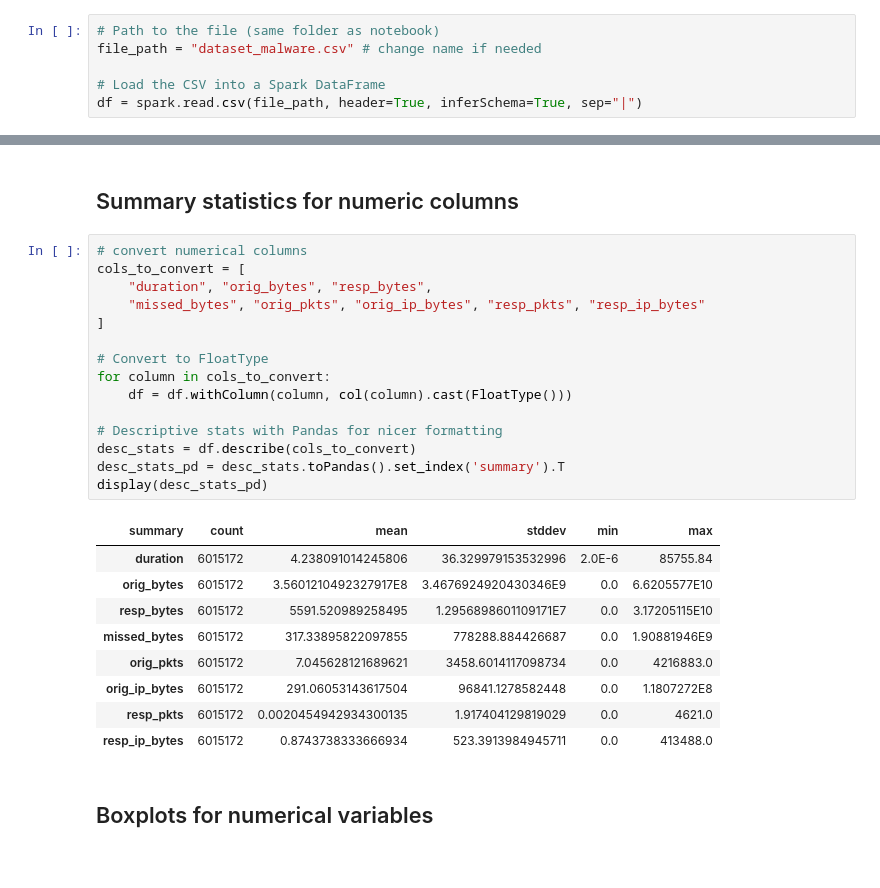
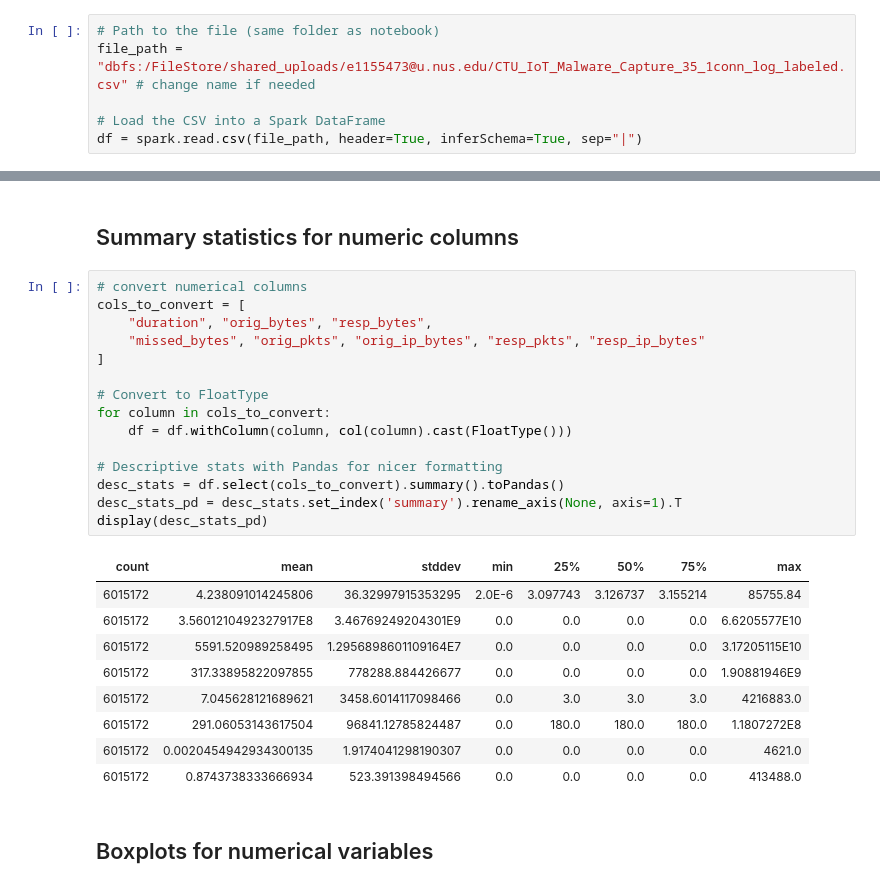
Before and after one commit to jesgiveup/maleware-detection-ml-model, a Jupyter notebook: V_2_BT4221_Group_Project.ipynb, the cells around one changed output, grey strips where cells are left out. Cells and saved outputs as stored; diff of their text form.

```diff
--- a/V_2_BT4221_Group_Project.ipynb
+++ b/V_2_BT4221_Group_Project.ipynb
@@ -58,6 +60,6 @@ else:
 # %%
 # Path to the file (same folder as notebook)
-file_path = "dataset_malware.csv" # change name if needed
+file_path = "dbfs:/FileStore/shared_uploads/e1155473@u.nus.edu/CTU_IoT_Malware_Capture_35_1conn_log_labeled.csv" # change name if needed
 
 # Load the CSV into a Spark DataFrame
 df = spark.read.csv(file_path, header=True, inferSchema=True, sep="|")
@@ -274,28 +276,28 @@ Roughly 2:1 ratio, mildly imbalanced.
 # %%
 # convert numerical columns
 cols_to_convert = [
     "duration", "orig_bytes", "resp_bytes",
     "missed_bytes", "orig_pkts", "orig_ip_bytes", "resp_pkts", "resp_ip_bytes"
 ]
 
 # Convert to FloatType
 for column in cols_to_convert:
     df = df.withColumn(column, col(column).cast(FloatType()))
 
 # Descriptive stats with Pandas for nicer formatting
-desc_stats = df.describe(cols_to_convert)
-desc_stats_pd = desc_stats.toPandas().set_index('summary').T
+desc_stats = df.select(cols_to_convert).summary().toPandas()
+desc_stats_pd = desc_stats.set_index('summary').rename_axis(None, axis=1).T
 display(desc_stats_pd)
 # %% [output]
-| summary | count | mean | stddev | min | max |
-| duration | 6015172 | 4.238091014245806 | 36.329979153532996 | 2.0E-6 | 85755.84 |
-| orig_bytes | 6015172 | 3.5601210492327917E8 | 3.4676924920430346E9 | 0.0 | 6.6205577E10 |
-| resp_bytes | 6015172 | 5591.520989258495 | 1.2956898601109171E7 | 0.0 | 3.17205115E10 |
-| missed_bytes | 6015172 | 317.33895822097855 | 778288.884426687 | 0.0 | 1.90881946E9 |
-| orig_pkts | 6015172 | 7.045628121689621 | 3458.6014117098734 | 0.0 | 4216883.0 |
-| orig_ip_bytes | 6015172 | 291.06053143617504 | 96841.1278582448 | 0.0 | 1.1807272E8 |
-| resp_pkts | 6015172 | 0.0020454942934300135 | 1.917404129819029 | 0.0 | 4621.0 |
-| resp_ip_bytes | 6015172 | 0.8743738333666934 | 523.3913984945711 | 0.0 | 413488.0 |
+| count | mean | stddev | min | 25% | 50% | 75% | max |
+| 6015172 | 4.238091014245806 | 36.32997915353295 | 2.0E-6 | 3.097743 | 3.126737 | 3.155214 | 85755.84 |
+| 6015172 | 3.5601210492327917E8 | 3.46769249204301E9 | 0.0 | 0.0 | 0.0 | 0.0 | 6.6205577E10 |
+| 6015172 | 5591.520989258495 | 1.2956898601109164E7 | 0.0 | 0.0 | 0.0 | 0.0 | 3.17205115E10 |
+| 6015172 | 317.33895822097855 | 778288.884426677 | 0.0 | 0.0 | 0.0 | 0.0 | 1.90881946E9 |
+| 6015172 | 7.045628121689621 | 3458.6014117098466 | 0.0 | 3.0 | 3.0 | 3.0 | 4216883.0 |
+| 6015172 | 291.06053143617504 | 96841.12785824487 | 0.0 | 180.0 | 180.0 | 180.0 | 1.1807272E8 |
+| 6015172 | 0.0020454942934300135 | 1.9174041298190307 | 0.0 | 0.0 | 0.0 | 0.0 | 4621.0 |
+| 6015172 | 0.8743738333666934 | 523.391398494566 | 0.0 | 0.0 | 0.0 | 0.0 | 413488.0 |
 # %% [markdown]
 ## Boxplots for numerical variables
 # %%
```
Also changed, not shown: parts of 11 cells of this notebook.
